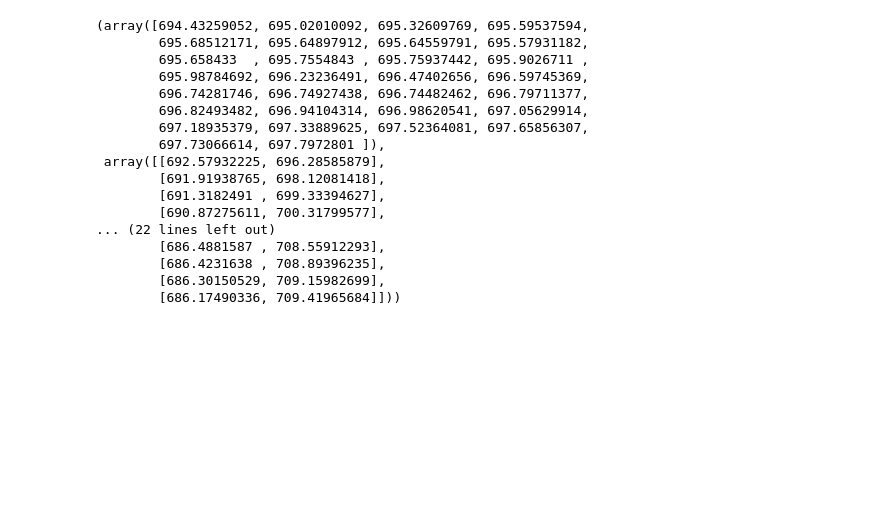
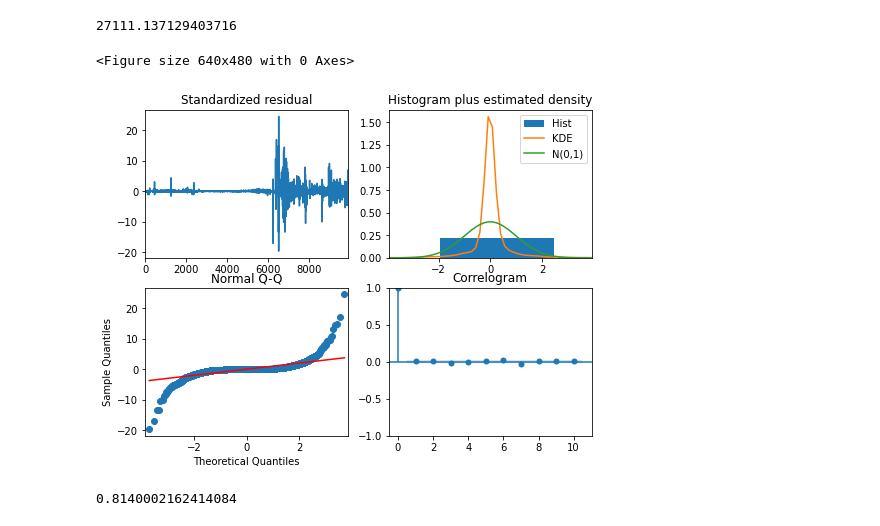
Before and after one commit to caschb/dollar_price_forecasting, a Jupyter notebook: arima_forecasting.ipynb, the cells around one changed output. Saved outputs shown, nothing was run; the diff lists cells and outputs as text; code cells hidden in the pictures; blank space fills up the shorter version.

```diff
--- a/arima_forecasting.ipynb
+++ b/arima_forecasting.ipynb
@@ -56,5 +44,6 @@ Total fit time: 1700.306 seconds
 # %%
 # ARIMA(4,1,3)(2,0,1)[12]
+model = ARIMA(order=(4, 1, 3), seasonal_order=(2,0,1,12))
 # train = data[(data.get_level_values(0) >= datetime.strptime('2005-05-15', "%Y-%m-%d")) and data.index.get_level_values(0) <= datetime.strptime('2017-04-30', "%Y-%m-%d")]
 # data > datetime.strptime('2005-05-15', "%Y-%m-%d")
 train = data['1983-01-04' : '2021-06-05']
@@ -67 +55,9 @@ ARIMA(order=(4, 1, 3), scoring_args={}, seasonal_order=(2, 0, 1, 12),
+# %%
+figure(figsize=(8, 6), dpi=80)
+model.plot_diagnostics(figsize=(8, 6))
+model.aic()
+# %% [output]
+27111.137129403716
+<Figure size 640x480 with 0 Axes>
+[figure, added]
 # %%
@@ -69,20 +64,0 @@ forecast = model.predict(n_periods=30, return_conf_int=True)
-# %%
-forecast
-# %% [output]
-(array([694.43259052, 695.02010092, 695.32609769, 695.59537594,
-        695.68512171, 695.64897912, 695.64559791, 695.57931182,
-        695.658433  , 695.7554843 , 695.75937442, 695.9026711 ,
-        695.98784692, 696.23236491, 696.47402656, 696.59745369,
-        696.74281746, 696.74927438, 696.74482462, 696.79711377,
-        696.82493482, 696.94104314, 696.98620541, 697.05629914,
-        697.18935379, 697.33889625, 697.52364081, 697.65856307,
-        697.73066614, 697.7972801 ]),
- array([[692.57932225, 696.28585879],
-        [691.91938765, 698.12081418],
-        [691.3182491 , 699.33394627],
-        [690.87275611, 700.31799577],
-... (22 lines left out)
-        [686.4881587 , 708.55912293],
-        [686.4231638 , 708.89396235],
-        [686.30150529, 709.15982699],
-        [686.17490336, 709.41965684]]))
@@ -88,0 +77,22 @@ forecast
+# %%
+day = datetime.strptime("2022-07-02", "%Y-%m-%d")
+delta = timedelta(days=18)
+dates = []
+for i in range(18):
+    dates.append(day + timedelta(days=i))
+dates = np.array(dates, dtype='datetime64[s]')
+
+# forecast[0]
+forecast_df = DataFrame(data=forecast[0], index=dates, columns=['bid'])
+forecast_df.index.name = 'date'
+
+
+lower_df = DataFrame(data=lower_bounds, index=dates, columns=['bid'])
+upper_df = DataFrame(data=upper_bounds, index=dates, columns=['bid'])
+lower_df.index.name = 'date'
+upper_df.index.name = 'date'
+
+
+new_data = read_csv('current_data.csv', header=0, parse_dates=[0], index_col=0, date_parser= lambda x: datetime.strptime(x, '%d-%b-%y'))
+# %% [output]
+0.8140002162414084
```
Also changed, not shown: parts of 9 cells of this notebook.
